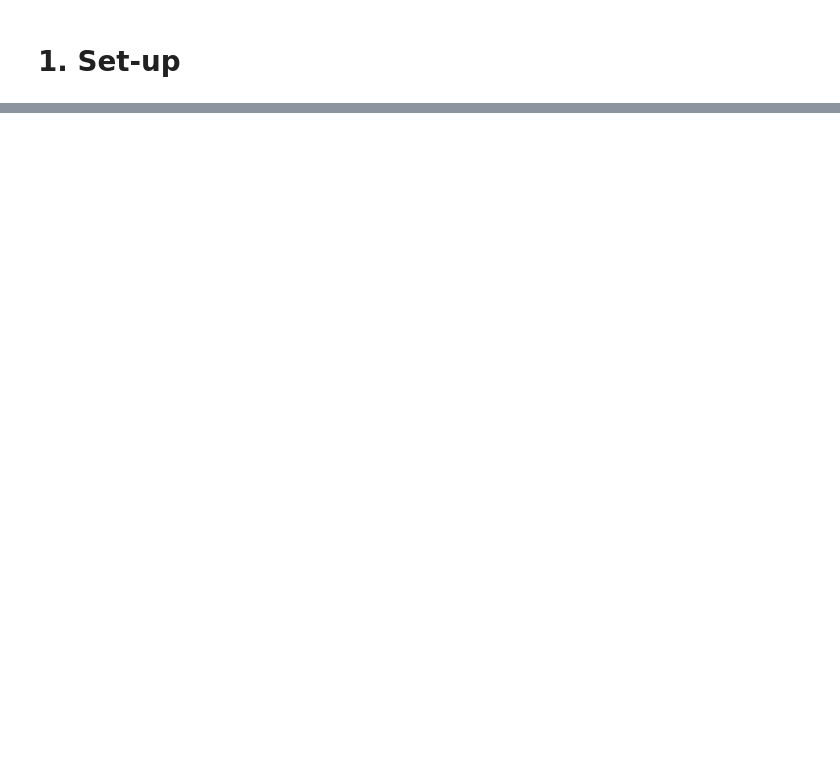
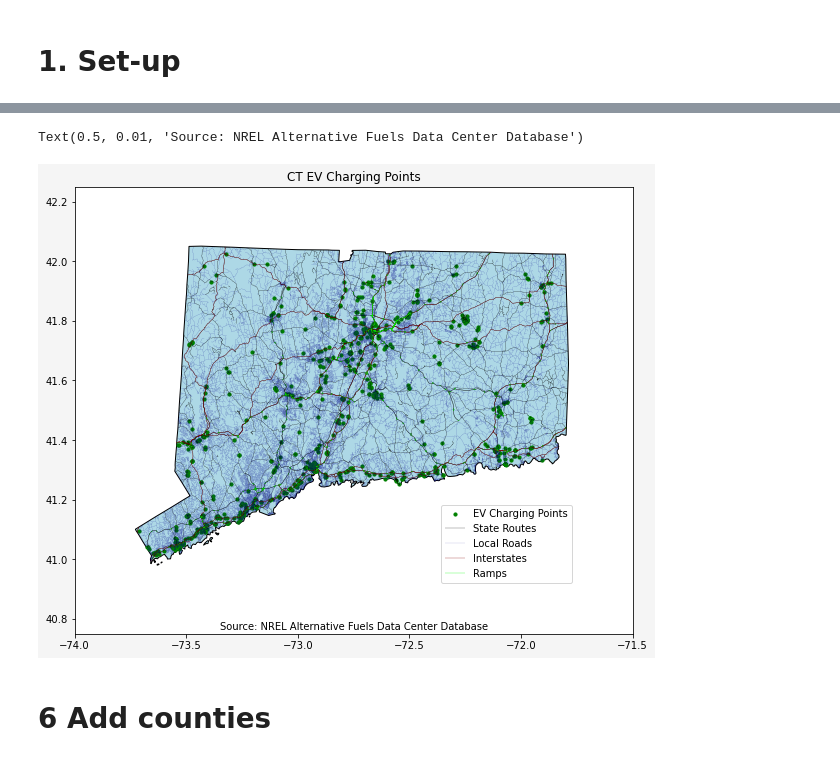
Before and after one commit to rajanoureddine/ctdot-tobin-yse, a Jupyter notebook: states_plotting.ipynb, the cells around one changed output, grey strips where cells are left out. Cells and saved outputs as stored; diff of their text form; code cells hidden in the pictures; blank space fills up the shorter version.

```diff
--- a/states_plotting.ipynb
+++ b/states_plotting.ipynb
@@ -165,0 +144,57 @@ roads_in_CT.plot(ax=ax_states, color = "darkblue")
+# %%
+# Ramps
+# Source: https://connecticut-ctdot.opendata.arcgis.com/apps/76c04dd1fb5b4933a0aefa12c632457c/explore
+ramps = gpd.read_file(INPUT_FILEPATH / "ramps.geojson")
+# %%
+# Reproject to use the same coordinate system
+state_routes= state_routes.to_crs(ct_gdf_2.crs)
+local_roads = local_roads.to_crs(state_routes.crs)
+interstates = interstates.to_crs(state_routes.crs)
+ramps = ramps.to_crs(state_routes.crs)
+# %%
+# Create figure and axes
+fig, ax = plt.subplots(figsize = (10,10), facecolor = 'whitesmoke')
+
+# Set axes sizes
+ax.set_ylim(40.75, 42.25)
+ax.set_xlim(-74, -71.5)
+
+# Plot state and points
+# Plot state boundaries
+ct_gdf_2.plot(ax=ax, color = 'lightblue', edgecolor = 'black')
+
+# Plot DCFC points
+afdc_plot = data_df_geo.plot(ax=ax,
+                color = 'green',
+                markersize =10,
+                label = "EV Charging Points")
+
+# Plot state routes
+state_routes_plot = state_routes.plot(ax=ax, color = 'black', linewidth = 0.25, label = "State Routes")
+
+# Plot local roads
+local_roads_plot = local_roads.plot(ax=ax, color = 'darkblue', linewidth = 0.1, label = "Local Roads")
+
+# Plot interstates and US routes
+interstates_plot = interstates.plot(ax=ax, color ='darkred', linewidth = 0.3, label = "Interstates")
+
+# Plot ramps
+ramps_plot = ramps.plot(ax=ax, color='lime', linewidth = 0.3, label = "Ramps")
+
+# We get our handles and labels
+handles, labels = ax.get_legend_handles_labels()
+
+# Choose to place this within the figure, not within the axes
+ax.legend(handles, labels, loc = 'upper right', bbox_to_anchor = (0.9, 0.3))
+
+ax.set_title("CT EV Charging Points")
+plt.text(s = "Source: NREL Alternative Fuels Data Center Database",
+         x = 0.5,
+         y= 0.01,
+         transform=ax.transAxes,
+         horizontalalignment='center')
+# %% [output]
+Text(0.5, 0.01, 'Source: NREL Alternative Fuels Data Center Database')
+[figure, added]
+# %% [markdown]
+# 6 Add counties
```
Also changed, not shown: parts of 72 cells of this notebook, 3 other files.
